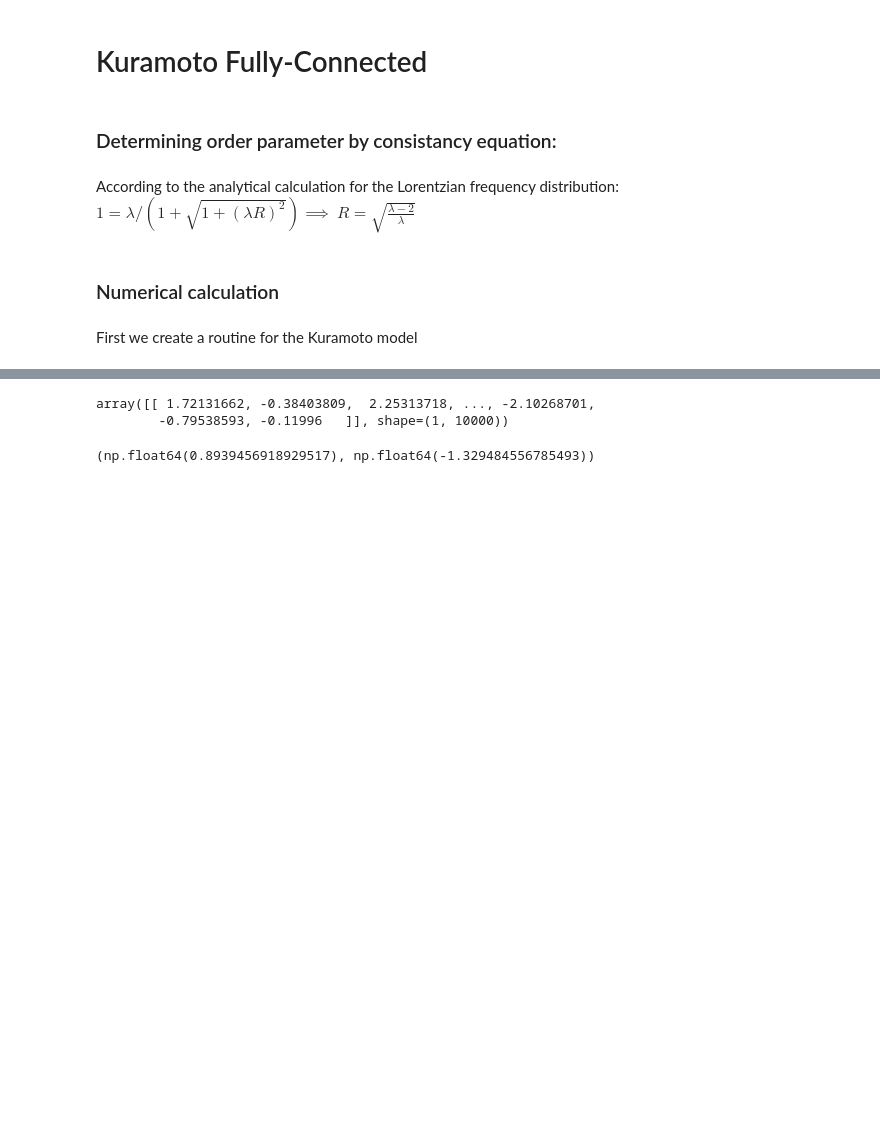
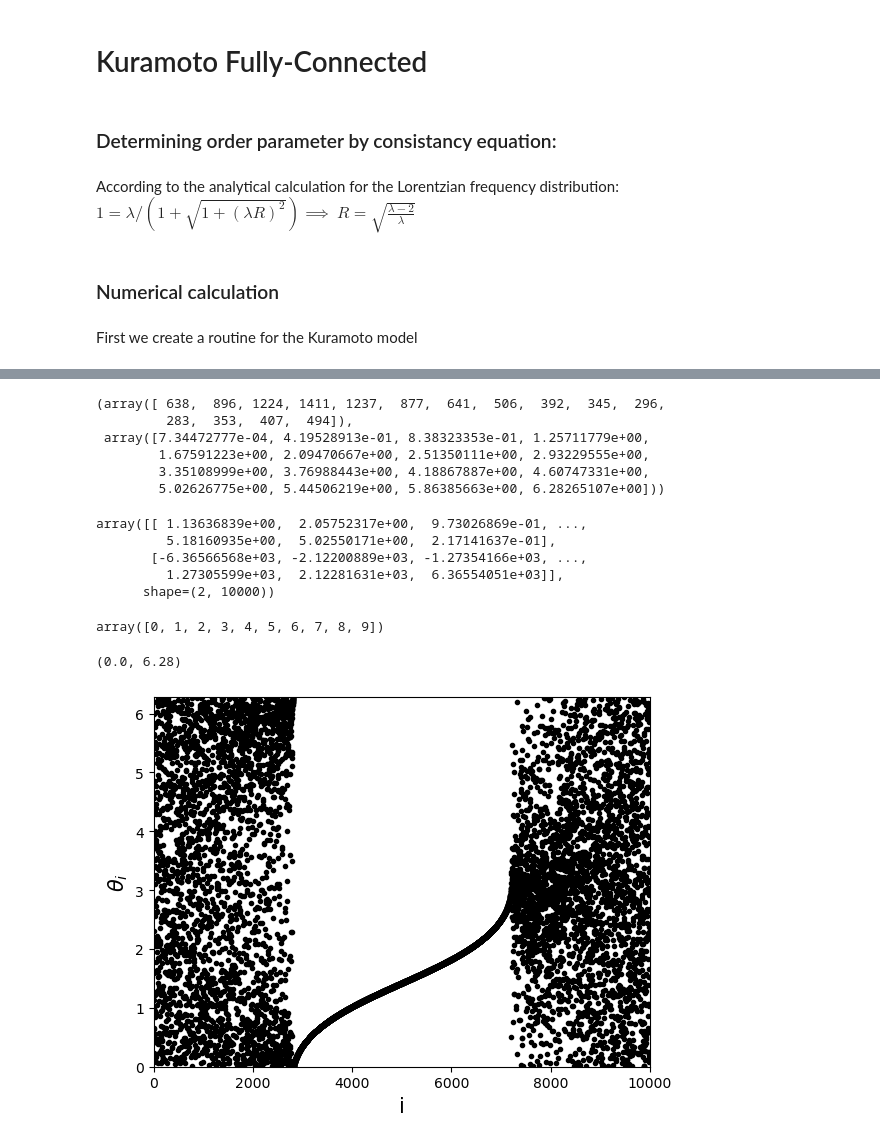
Before and after one commit to RadicceJustino/Kuramoto-basic, a Jupyter notebook: Kuramoto-fully.ipynb, the cells around one changed output, grey strips where cells are left out. Saved outputs shown, nothing was run; the diff lists cells and outputs as text; code cells hidden in the pictures; blank space fills up the shorter version.

```diff
--- a/Kuramoto-fully.ipynb
+++ b/Kuramoto-fully.ipynb
@@ -65,8 +71,8 @@ def omLtz(N): # using the Lorentzian cumulative distribution for a regular frequ
     #velarr[i] = vel
 #    return velarr
 # %%
-def Init(N):
-    rng = np.random.default_rng(seed=42)
+def Init(N,seed=42):
+    rng = np.random.default_rng(seed)
     th0 = np.zeros(N)
     for i in range(N):
         th0[i] = rng.uniform(-np.pi,np.pi)
@@ -79,13 +85,17 @@ def omLtz(N): # using the Lorentzian cumulative distribution for a regular frequ
     return np.array([omLtz])
 
 def order(tharr):
-    N = np.size(tharr)
-    Rx = np.sum(np.cos(tharr))/N
-    Ry = np.sum(np.sin(tharr))/N
+    #N = np.size(tharr)
+    #print(N)
+    #Rx = np.sum(np.cos(tharr))/N
+    #Ry = np.sum(np.sin(tharr))/N
+    Rx = np.mean(np.cos(tharr))
+    Ry = np.mean(np.sin(tharr))
     R = np.sqrt(Rx**2+Ry**2)
     phi = np.asin(Ry/R)
     return (R,phi)
 
+#order = np.vectorize(order)
 
 def fKM(lamb,omarr,tharr):
     N = np.size(tharr)
@@ -103,7 +113,7 @@ def time_interval(dt,tf):
 def integ(time,lamb,omarr,thini): #Heun method of integration
     N = np.size(thini)
     timelist, dt = time
-    print(dt)
+    #print(dt)
     Nt = np.size(timelist)
     integ = np.zeros([Nt,2,N])
     #print(integ[0,:,:])
@@ -117,10 +127,7 @@ def integ(time,lamb,omarr,thini): #Heun method of integration
         velaux = fKM(lamb,omarr,th)
         thaux = th + dt*velaux
         vel = (fKM(lamb,omarr,th)+fKM(lamb,omarr,thaux))/2.
-        th = np.remainder(th + dt*vel,2.*np.pi)
+        th = np.remainder(th + dt*vel,2*np.pi) -np.pi
 
         integ[i,:,:] = np.array([th[0],velaux[0]])
     return integ
-# %%
-for i in range(1,10):
-    print(i)
@@ -161,8 +260,10 @@ array([[[1., 1., 1., 1., 1.],
 # %%
 N = 10000
 omlist = omLtz(N)
-th0 = Init(N)
-lamb = 10.0
-time = time_interval(0.01,50)
+th0 = Init(N,30)
+lamb = 2.3
+time = time_interval(0.05,500)
+Nt = np.size(time[0])
 
-f1 = fKM(lamb,omlist,th0)
+f1 = fKM(lamb,th0)
+#result = integ(time,lamb,omlist,th0)
@@ -178,9 +295,35 @@ array([5.5223948 , 4.86021607, 3.56915729, ..., 2.25308483, 0.22841345,
-# %%
-th0
-# %% [output]
-array([[ 1.72131662, -0.38403809,  2.25313718, ..., -2.10268701,
-        -0.79538593, -0.11996   ]], shape=(1, 10000))
 # %%
-order(result[1000,:,:][0])
+np.histogram(result[1000,0,:],15)
 # %% [output]
-(np.float64(0.8939456918929517), np.float64(-1.329484556785493))
+(array([ 638,  896, 1224, 1411, 1237,  877,  641,  506,  392,  345,  296,
+         283,  353,  407,  494]),
+ array([7.34472777e-04, 4.19528913e-01, 8.38323353e-01, 1.25711779e+00,
+        1.67591223e+00, 2.09470667e+00, 2.51350111e+00, 2.93229555e+00,
+        3.35108999e+00, 3.76988443e+00, 4.18867887e+00, 4.60747331e+00,
+        5.02626775e+00, 5.44506219e+00, 5.86385663e+00, 6.28265107e+00]))
+# %%
+final = result[-1,:,:]
+final
+# %% [output]
+array([[ 1.13636839e+00,  2.05752317e+00,  9.73026869e-01, ...,
+         5.18160935e+00,  5.02550171e+00,  2.17141637e-01],
+       [-6.36566568e+03, -2.12200889e+03, -1.27354166e+03, ...,
+         1.27305599e+03,  2.12281631e+03,  6.36554051e+03]],
+      shape=(2, 10000))
+# %%
+np.arange(10)
+# %% [output]
+array([0, 1, 2, 3, 4, 5, 6, 7, 8, 9])
+# %%
+final = result[-1,:,:]
+index = np.arange(N)
+
+plt.scatter(index,final[0],marker='.',color='black')
+plt.ylabel(r"$\theta_i$",size=15)
+plt.xlabel(r"i",size=15)
+plt.xlim(0,N)
+plt.ylim(0,6.28)
+#plt.savefig("KuramotoSolution-theta.pdf")
+# %% [output]
+(0.0, 6.28)
+[figure, added]
```
Also changed, not shown: parts of 44 cells of this notebook.
